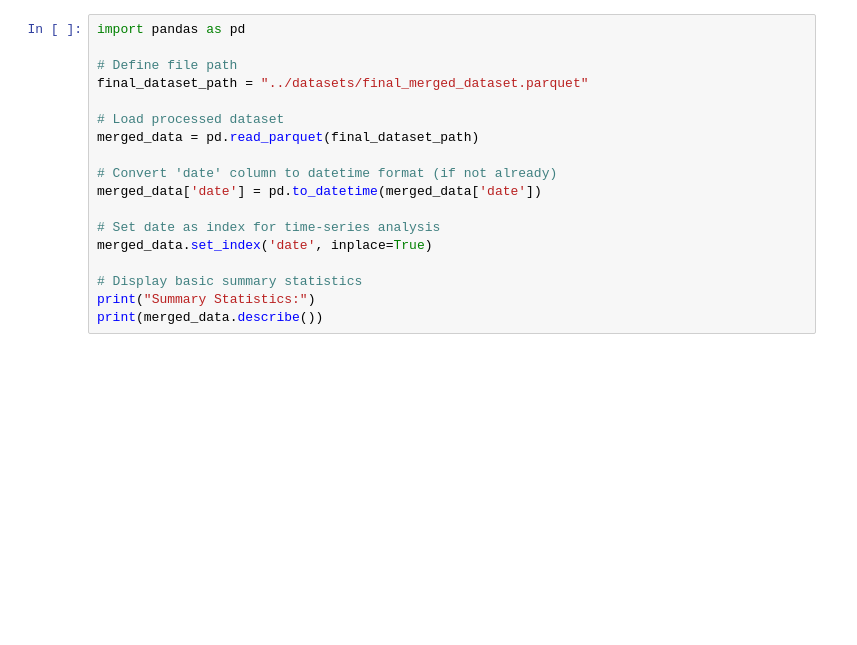
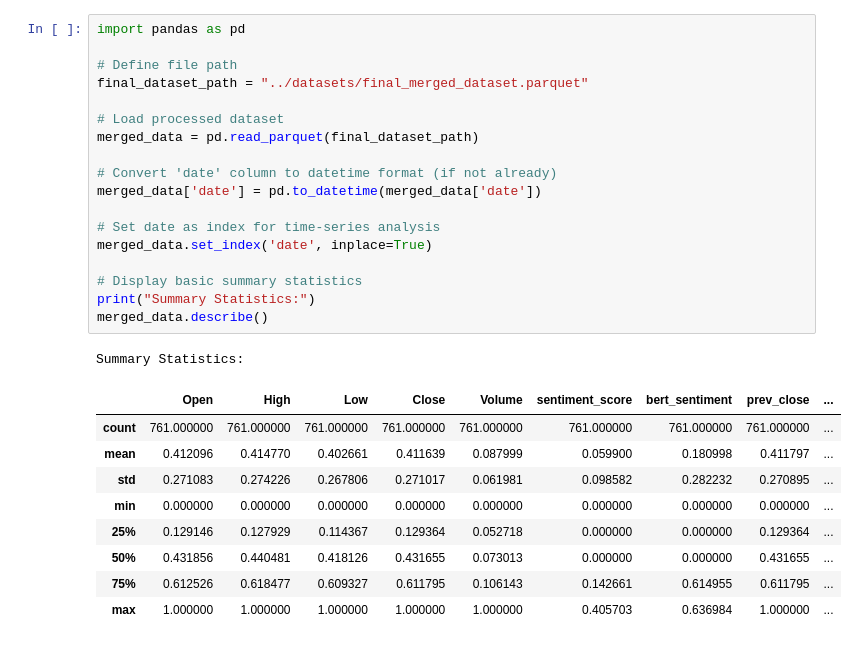
Before and after one commit to vamsisaigarapati/btc_price_predition, a Jupyter notebook: notebooks/5_eda_on_merged_data.ipynb, the cells around one changed output. Saved outputs shown, nothing was run; the diff lists cells and outputs as text; blank space fills up the shorter version.

```diff
--- a/notebooks/5_eda_on_merged_data.ipynb
+++ b/notebooks/5_eda_on_merged_data.ipynb
@@ -1,18 +1,29 @@
 # %%
 import pandas as pd
 
 # Define file path
 final_dataset_path = "../datasets/final_merged_dataset.parquet"
 
 # Load processed dataset
 merged_data = pd.read_parquet(final_dataset_path)
 
 # Convert 'date' column to datetime format (if not already)
 merged_data['date'] = pd.to_datetime(merged_data['date'])
 
 # Set date as index for time-series analysis
 merged_data.set_index('date', inplace=True)
 
 # Display basic summary statistics
 print("Summary Statistics:")
-print(merged_data.describe())
+merged_data.describe()
+# %% [output]
+Summary Statistics:
+|  | Open | High | Low | Close | Volume | sentiment_score | bert_sentiment | prev_close | ... |
+| count | 761.000000 | 761.000000 | 761.000000 | 761.000000 | 761.000000 | 761.000000 | 761.000000 | 761.000000 | ... |
+| mean | 0.412096 | 0.414770 | 0.402661 | 0.411639 | 0.087999 | 0.059900 | 0.180998 | 0.411797 | ... |
+| std | 0.271083 | 0.274226 | 0.267806 | 0.271017 | 0.061981 | 0.098582 | 0.282232 | 0.270895 | ... |
+| min | 0.000000 | 0.000000 | 0.000000 | 0.000000 | 0.000000 | 0.000000 | 0.000000 | 0.000000 | ... |
+| 25% | 0.129146 | 0.127929 | 0.114367 | 0.129364 | 0.052718 | 0.000000 | 0.000000 | 0.129364 | ... |
+| 50% | 0.431856 | 0.440481 | 0.418126 | 0.431655 | 0.073013 | 0.000000 | 0.000000 | 0.431655 | ... |
+| 75% | 0.612526 | 0.618477 | 0.609327 | 0.611795 | 0.106143 | 0.142661 | 0.614955 | 0.611795 | ... |
+| max | 1.000000 | 1.000000 | 1.000000 | 1.000000 | 1.000000 | 0.405703 | 0.636984 | 1.000000 | ... |
```
Also changed, not shown: parts of 6 cells of this notebook, 8 other files.
